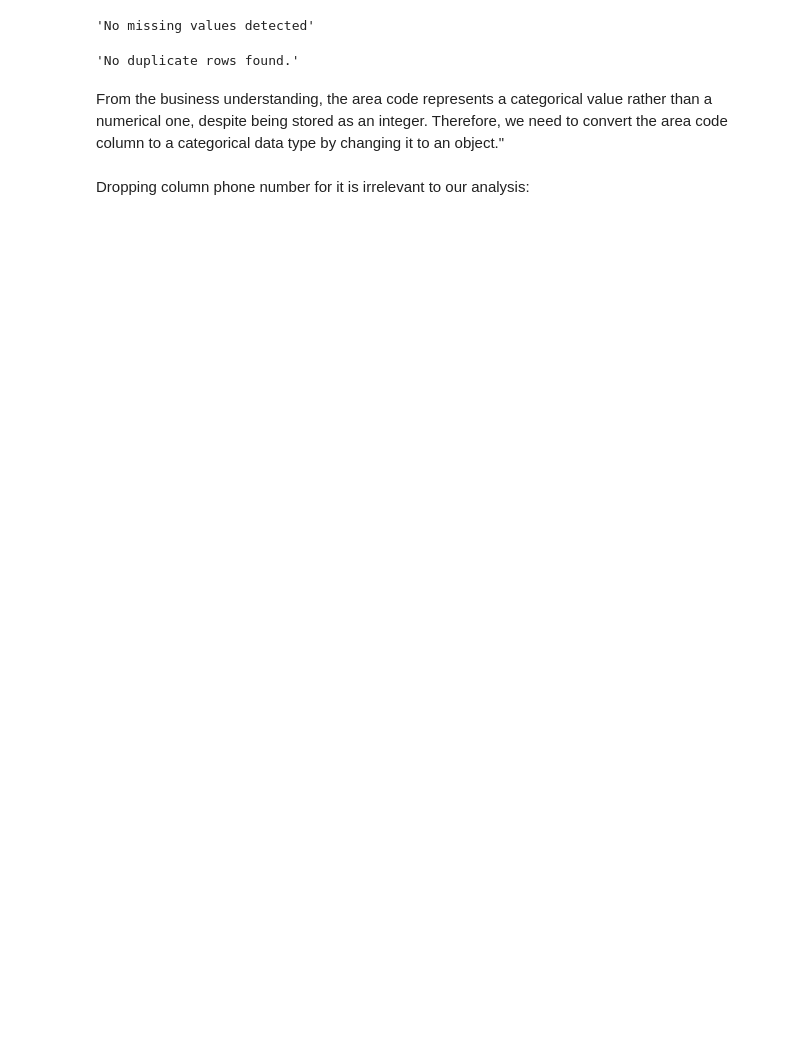
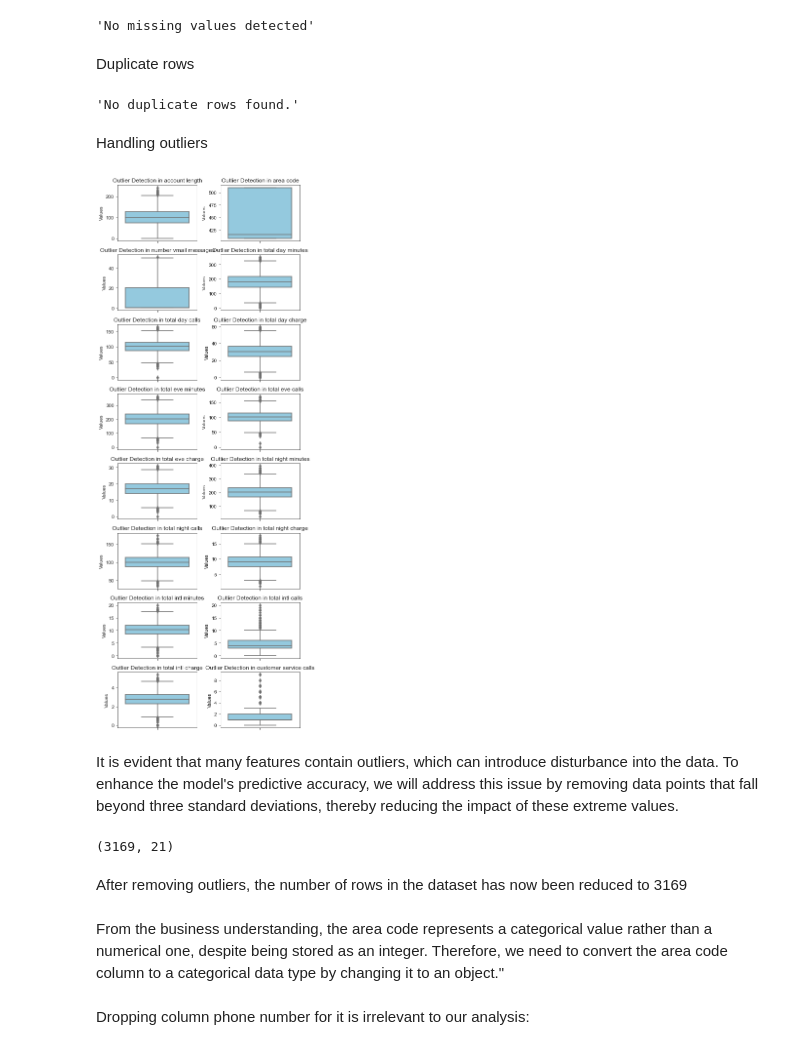
Before and after one commit to ANGI3MAINA/SyriaTel-Customer-Churn-Prediction, a Jupyter notebook: code.ipynb, the cells around one changed output. Cells and saved outputs as stored; diff of their text form; code cells hidden in the pictures; blank space fills up the shorter version.

```diff
--- a/code.ipynb
+++ b/code.ipynb
@@ -204,6 +206,8 @@ def checking_missing_values(df):
 checking_missing_values(df)
 # %% [output]
 'No missing values detected'
+# %% [markdown]
+ Duplicate rows
 # %%
 def checking_duplicate_rows(df):
 
@@ -217,6 +221,54 @@ def checking_duplicate_rows(df):
 checking_duplicate_rows(df)
 # %% [output]
 'No duplicate rows found.'
+# %% [markdown]
+Handling outliers
+# %%
+# Function to visualize outliers using boxplots
+def visualize_outliers(dataframe):
+    # Selecting numerical columns from the dataframe
+    numerical_columns = dataframe.select_dtypes(include=np.number).columns
+
+    # Defining grid layout for subplots
+    n_cols = 2
+    n_rows = (len(numerical_columns) + 1) // n_cols
+
+    # Creating the subplot layout with adjusted figure size
+    fig, axes = plt.subplots(n_rows, n_cols, figsize=(6,2 * n_rows))
+    axes = axes.flatten()  # Flatten axes for easier iteration
+
+    # Plotting boxplots for each numerical column
+    for idx, column in enumerate(numerical_columns):
+        sns.boxplot(data=dataframe, y=column, ax=axes[idx], color='skyblue')
+        axes[idx].set_title(f'Outlier Detection in {column}', fontsize=12)
+        axes[idx].set_ylabel('Values')
+
+    # Remove unused subplots
+    if len(numerical_columns) < len(axes):
+        for extra_ax in axes[len(numerical_columns):]:
+            fig.delaxes(extra_ax)
+
+    plt.tight_layout()  # Adjust layout to prevent overlap
+    plt.show()
+# %%
+visualize_outliers(df)
+# %% [output]
+[figure, added]
+# %% [markdown]
+It is evident that many features contain outliers, which can introduce disturbance into the data. To enhance the model's predictive accuracy, we will address this issue by removing data points that fall beyond three standard deviations, thereby reducing the impact of these extreme values.
+# %%
+# Removing outliers
+def remove_outliers(df, z_threshold=3):
+    constrains = df.select_dtypes(include=[np.number]).apply(lambda x: np.abs(stats.zscore(x)) < z_threshold) \
+        .all(axis=1)
+    df.drop(df.index[~constrains], inplace=True)
+
+remove_outliers(df)
+print(df.shape)
+# %% [output]
+(3169, 21)
+# %% [markdown]
+After removing outliers, the number of rows in the dataset has now been reduced to 3169
 # %% [markdown]
  From the business understanding, the area code represents a categorical value rather than a numerical one, despite being stored as an integer. Therefore, we need to convert the area code column to a categorical data type by changing it to an object."
 # %%
```
Also changed, not shown: parts of 15 cells of this notebook.
